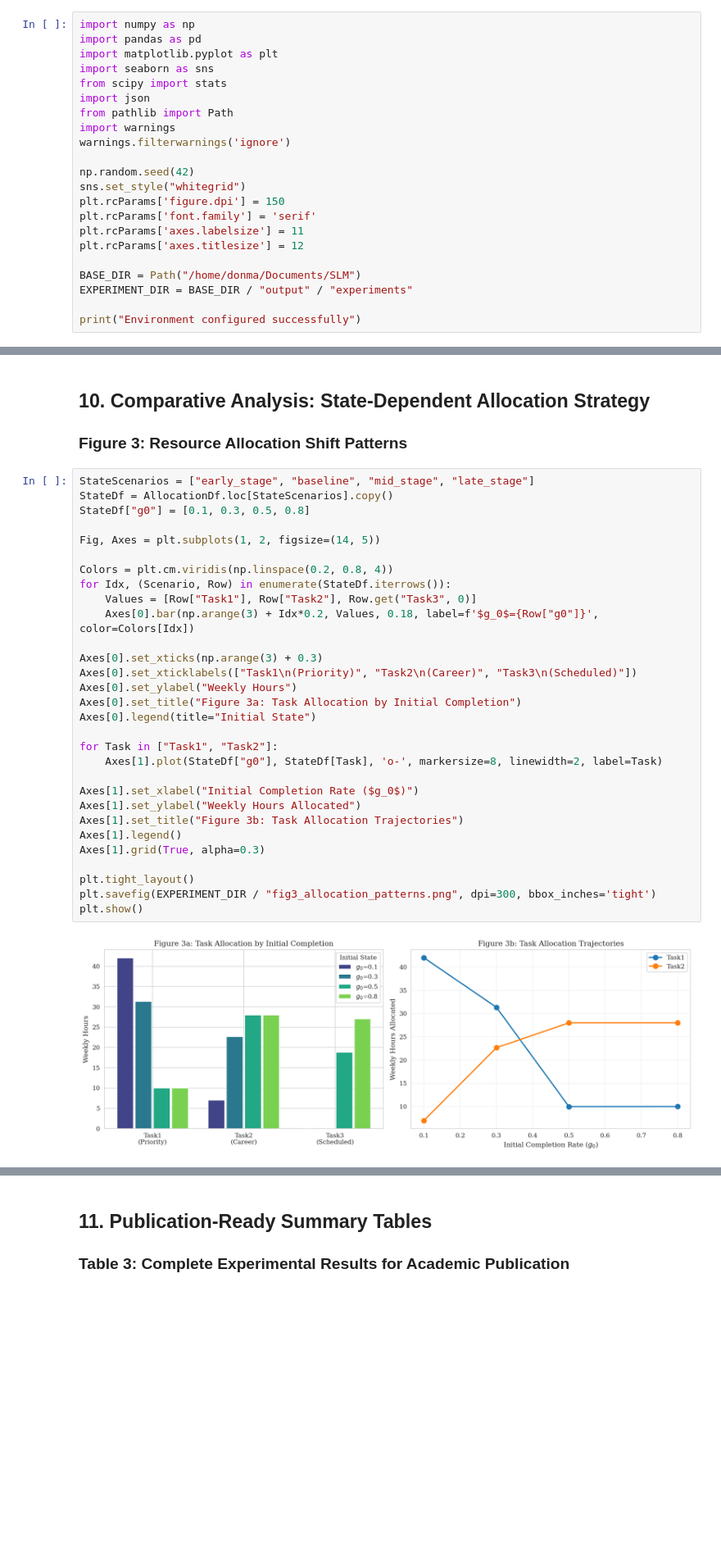
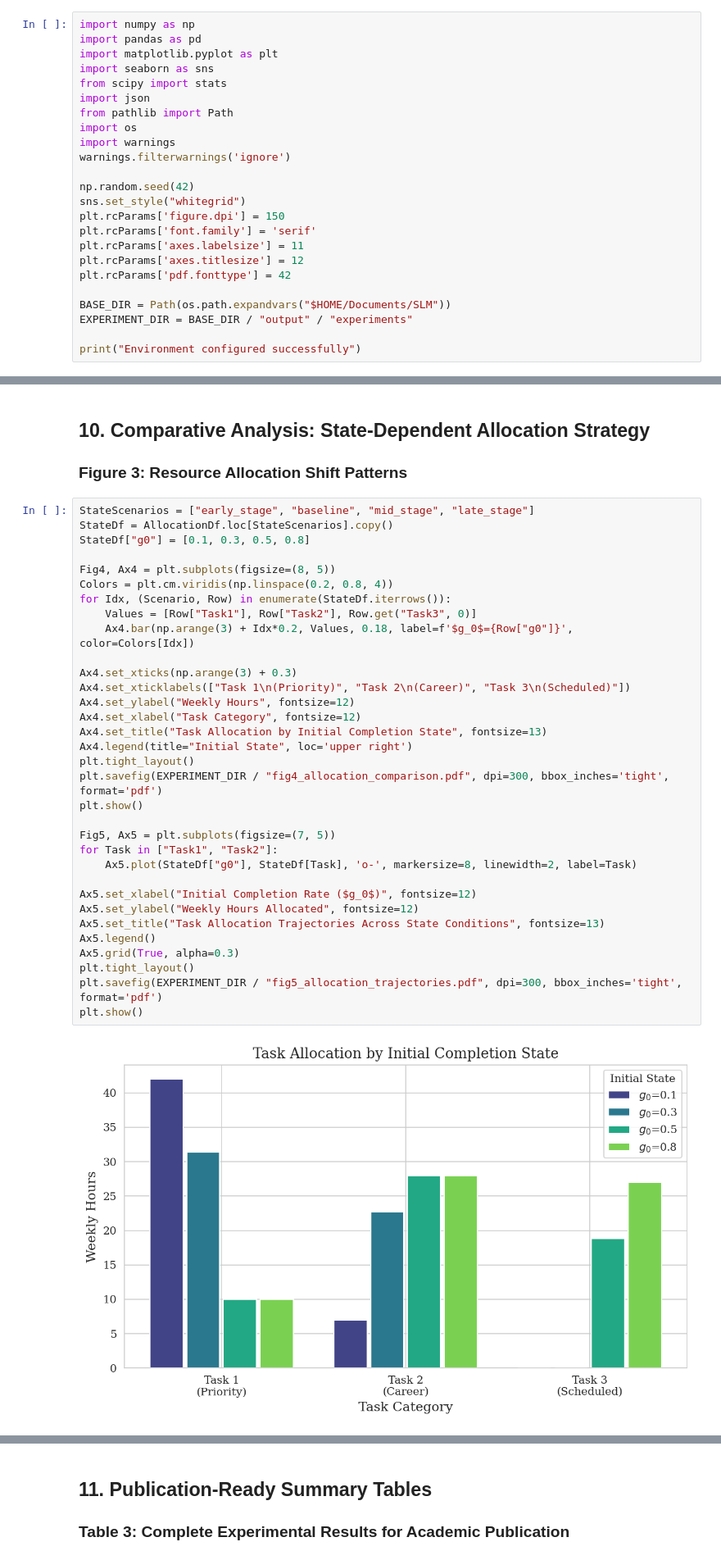
Before and after one commit to mutingma123/SustainableLifeManagement, a Jupyter notebook: experiments/analysis_notebook.ipynb, the cells around one changed output, grey strips where cells are left out. Shown at 82% size. Drawn from its saved outputs; the diff is of its cells as text; blank space fills up the shorter version.

```diff
--- a/experiments/analysis_notebook.ipynb
+++ b/experiments/analysis_notebook.ipynb
@@ -21,6 +21,7 @@ import seaborn as sns
 from scipy import stats
 import json
 from pathlib import Path
+import os
 import warnings
 warnings.filterwarnings('ignore')
 
@@ -30,8 +31,9 @@ plt.rcParams['figure.dpi'] = 150
 plt.rcParams['font.family'] = 'serif'
 plt.rcParams['axes.labelsize'] = 11
 plt.rcParams['axes.titlesize'] = 12
+plt.rcParams['pdf.fonttype'] = 42
 
-BASE_DIR = Path("/home/donma/Documents/SLM")
+BASE_DIR = Path(os.path.expandvars("$HOME/Documents/SLM"))
 EXPERIMENT_DIR = BASE_DIR / "output" / "experiments"
 
 print("Environment configured successfully")
@@ -254,32 +259,35 @@ approximately 0.1681 utility units.
 # %%
 StateScenarios = ["early_stage", "baseline", "mid_stage", "late_stage"]
 StateDf = AllocationDf.loc[StateScenarios].copy()
 StateDf["g0"] = [0.1, 0.3, 0.5, 0.8]
 
-Fig, Axes = plt.subplots(1, 2, figsize=(14, 5))
-
+Fig4, Ax4 = plt.subplots(figsize=(8, 5))
 Colors = plt.cm.viridis(np.linspace(0.2, 0.8, 4))
 for Idx, (Scenario, Row) in enumerate(StateDf.iterrows()):
     Values = [Row["Task1"], Row["Task2"], Row.get("Task3", 0)]
-    Axes[0].bar(np.arange(3) + Idx*0.2, Values, 0.18, label=f'$g_0$={Row["g0"]}', color=Colors[Idx])
+    Ax4.bar(np.arange(3) + Idx*0.2, Values, 0.18, label=f'$g_0$={Row["g0"]}', color=Colors[Idx])
 
-Axes[0].set_xticks(np.arange(3) + 0.3)
-Axes[0].set_xticklabels(["Task1\n(Priority)", "Task2\n(Career)", "Task3\n(Scheduled)"])
-Axes[0].set_ylabel("Weekly Hours")
-Axes[0].set_title("Figure 3a: Task Allocation by Initial Completion")
-Axes[0].legend(title="Initial State")
+Ax4.set_xticks(np.arange(3) + 0.3)
+Ax4.set_xticklabels(["Task 1\n(Priority)", "Task 2\n(Career)", "Task 3\n(Scheduled)"])
+Ax4.set_ylabel("Weekly Hours", fontsize=12)
+Ax4.set_xlabel("Task Category", fontsize=12)
+Ax4.set_title("Task Allocation by Initial Completion State", fontsize=13)
+Ax4.legend(title="Initial State", loc='upper right')
+plt.tight_layout()
+plt.savefig(EXPERIMENT_DIR / "fig4_allocation_comparison.pdf", dpi=300, bbox_inches='tight', format='pdf')
+plt.show()
 
+Fig5, Ax5 = plt.subplots(figsize=(7, 5))
 for Task in ["Task1", "Task2"]:
-    Axes[1].plot(StateDf["g0"], StateDf[Task], 'o-', markersize=8, linewidth=2, label=Task)
+    Ax5.plot(StateDf["g0"], StateDf[Task], 'o-', markersize=8, linewidth=2, label=Task)
 
-Axes[1].set_xlabel("Initial Completion Rate ($g_0$)")
-Axes[1].set_ylabel("Weekly Hours Allocated")
-Axes[1].set_title("Figure 3b: Task Allocation Trajectories")
-Axes[1].legend()
-Axes[1].grid(True, alpha=0.3)
-
+Ax5.set_xlabel("Initial Completion Rate ($g_0$)", fontsize=12)
+Ax5.set_ylabel("Weekly Hours Allocated", fontsize=12)
+Ax5.set_title("Task Allocation Trajectories Across State Conditions", fontsize=13)
+Ax5.legend()
+Ax5.grid(True, alpha=0.3)
 plt.tight_layout()
-plt.savefig(EXPERIMENT_DIR / "fig3_allocation_patterns.png", dpi=300, bbox_inches='tight')
+plt.savefig(EXPERIMENT_DIR / "fig5_allocation_trajectories.pdf", dpi=300, bbox_inches='tight', format='pdf')
 plt.show()
 # %% [output]
-[figure, old version]
+[figure, new version]
```
Also changed, not shown: parts of 3 cells of this notebook, 11 other files.
